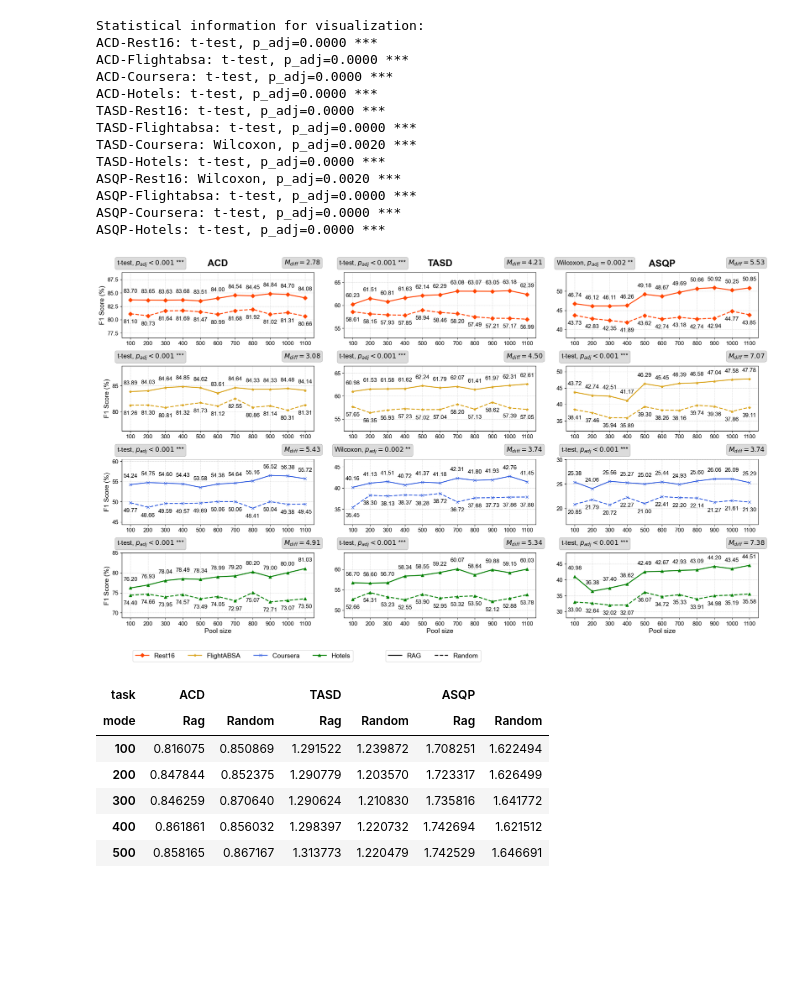
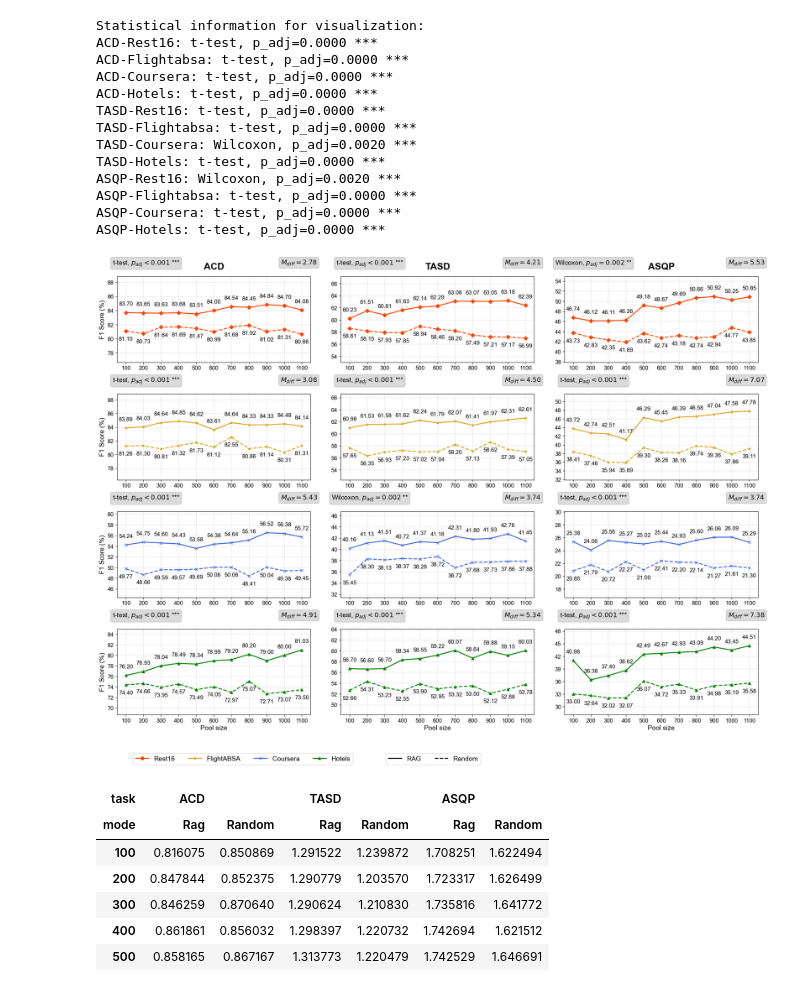
Before and after one commit to NilsHellwig/ABSA-annotation-tool, a Jupyter notebook: evaluation/report.ipynb, the cells around one changed output. Saved outputs shown, nothing was run; the diff lists cells and outputs as text; code cells hidden in the pictures; blank space fills up the shorter version.

```diff
--- a/evaluation/report.ipynb
+++ b/evaluation/report.ipynb
@@ -236,7 +236,7 @@ plt.rcParams.update({
     'font.sans-serif': ['Arial']
 })
 
-fig, axes = plt.subplots(4, 3, figsize=(20, 12))
+fig, axes = plt.subplots(4, 3, figsize=(20, 15))
 
 tasks = ["acd", "tasd", "asqp"]
 datasets = ["rest16", "flightabsa", "coursera", "hotels"]
@@ -350,6 +350,10 @@ for i, task in enumerate(tasks):
             y_max = max(all_y_values) + 4
             ax.set_ylim(y_min, y_max)
 
+            # Set y-axis ticks to integers only
+            from matplotlib.ticker import MaxNLocator
+            ax.yaxis.set_major_locator(MaxNLocator(integer=True))
+
         # Set ticks for x-axis
         ax.set_xticks([0.1, 0.2, 0.3, 0.4, 0.5, 0.6, 0.7, 0.8, 0.9, 1.0, 1.1])
         ax.set_xticklabels([f'{int(x * 1000)}' for x in [0.1, 0.2, 0.3, 0.4, 0.5, 0.6, 0.7, 0.8, 0.9, 1.0, 1.1]])
@@ -370,34 +374,34 @@ for i, task in enumerate(tasks):
 
 # Collect handles and labels for common legend
 handles, labels = [], []
 for ax in axes.flatten():
     h, l = ax.get_legend_handles_labels()
     handles.extend(h)
     labels.extend(l)
 
 # Remove duplicates
 unique_labels = list(dict.fromkeys(labels))  # Preserve order
 unique_labels = ["Rest16", "FlightABSA", "Coursera", "Hotels"]
 unique_handles = [handles[labels.index(label)] for label in unique_labels if label in labels]
 
 # Add legend for line styles (RAG vs Random)
 from matplotlib.lines import Line2D
 legend_elements = [
     Line2D([0], [0], color='black', linestyle='-', linewidth=2, label='RAG'),
     Line2D([0], [0], color='black', linestyle='--', linewidth=2, label='Random')
 ]
 
 # Main legend for datasets
 fig.legend(unique_handles, unique_labels, loc='lower center', ncol=4, fontsize=14, bbox_to_anchor=(0.22, -0.01))
 
 # Secondary legend for line styles
 fig.legend(legend_elements, ['RAG', 'Random'], loc='lower center', ncol=2, fontsize=14, bbox_to_anchor=(0.5, -0.01))
 
 plt.tight_layout(rect=[0, 0.05, 1, 1])
 plt.savefig("performance_plot.pdf", dpi=300, bbox_inches="tight")
 plt.show()
 # %% [output]
-[figure, old version]
+[figure, new version]
 # %%
 times_all = {}
 modes = ["random", "rag"]
```
Also changed, not shown: 1 other file.
